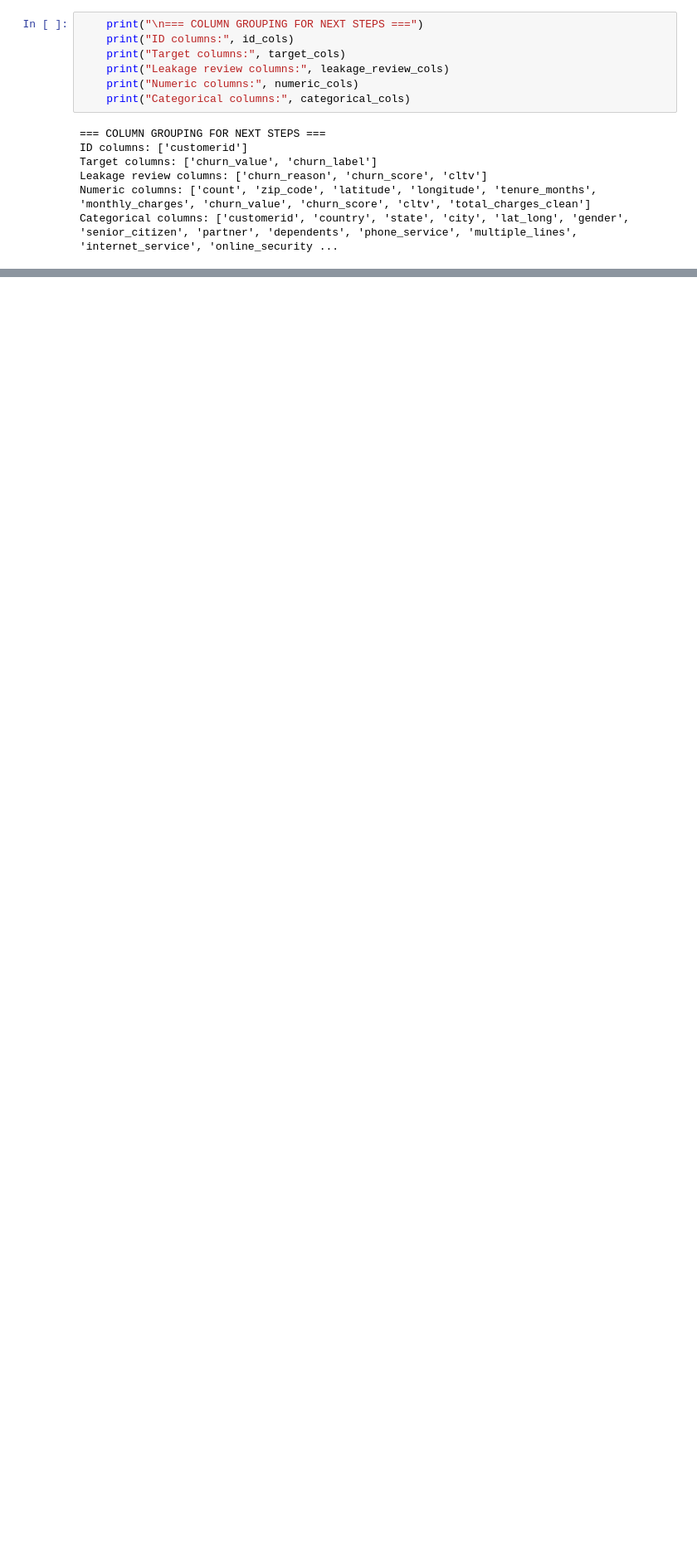
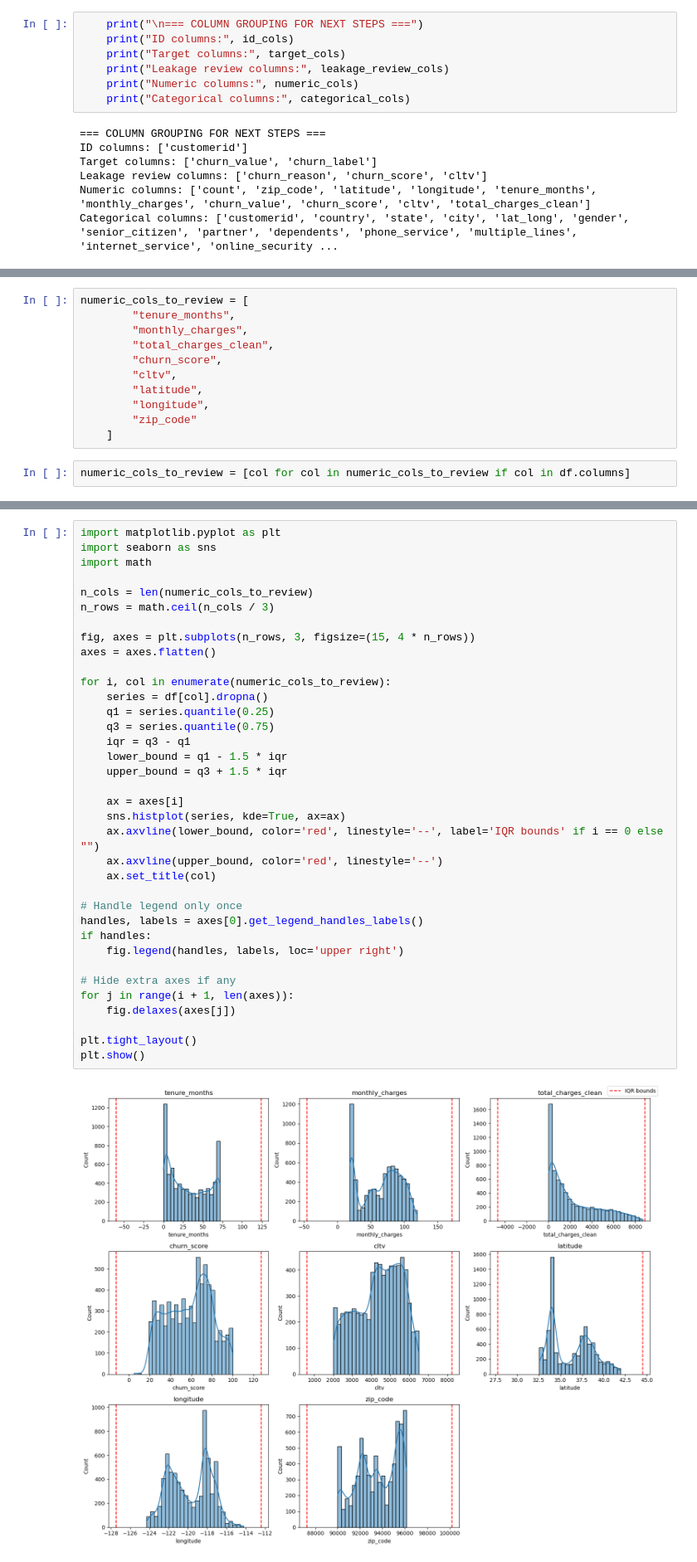
Before and after one commit to Pum-Pum-Pum-Pum/Churn-Prediction-Retention-System, a Jupyter notebook: src/data/eda_step_00.ipynb, the cells around one changed output, grey strips where cells are left out. Shown at 83% size. Drawn from its saved outputs; the diff is of its cells as text; blank space fills up the shorter version.

```diff
--- a/src/data/eda_step_00.ipynb
+++ b/src/data/eda_step_00.ipynb
@@ -292,0 +302,13 @@ Categorical columns: ['customerid', 'country', 'state', 'city', 'lat_long', 'gen
+# %%
+numeric_cols_to_review = [
+        "tenure_months",
+        "monthly_charges",
+        "total_charges_clean",
+        "churn_score",
+        "cltv",
+        "latitude",
+        "longitude",
+        "zip_code"
+    ]
+# %%
+numeric_cols_to_review = [col for col in numeric_cols_to_review if col in df.columns]
@@ -292,0 +409,38 @@ Categorical columns: ['customerid', 'country', 'state', 'city', 'lat_long', 'gen
+# %%
+import matplotlib.pyplot as plt
+import seaborn as sns
+import math
+
+n_cols = len(numeric_cols_to_review)
+n_rows = math.ceil(n_cols / 3)
+
+fig, axes = plt.subplots(n_rows, 3, figsize=(15, 4 * n_rows))
+axes = axes.flatten()
+
+for i, col in enumerate(numeric_cols_to_review):
+    series = df[col].dropna()
+    q1 = series.quantile(0.25)
+    q3 = series.quantile(0.75)
+    iqr = q3 - q1
+    lower_bound = q1 - 1.5 * iqr
+    upper_bound = q3 + 1.5 * iqr
+
+    ax = axes[i]
+    sns.histplot(series, kde=True, ax=ax)
+    ax.axvline(lower_bound, color='red', linestyle='--', label='IQR bounds' if i == 0 else "")
+    ax.axvline(upper_bound, color='red', linestyle='--')
+    ax.set_title(col)
+
+# Handle legend only once
+handles, labels = axes[0].get_legend_handles_labels()
+if handles:
+    fig.legend(handles, labels, loc='upper right')
+
+# Hide extra axes if any
+for j in range(i + 1, len(axes)):
+    fig.delaxes(axes[j])
+
+plt.tight_layout()
+plt.show()
+# %% [output]
+[figure, added]
```
Also changed, not shown: parts of 31 cells of this notebook, 3 other files.
